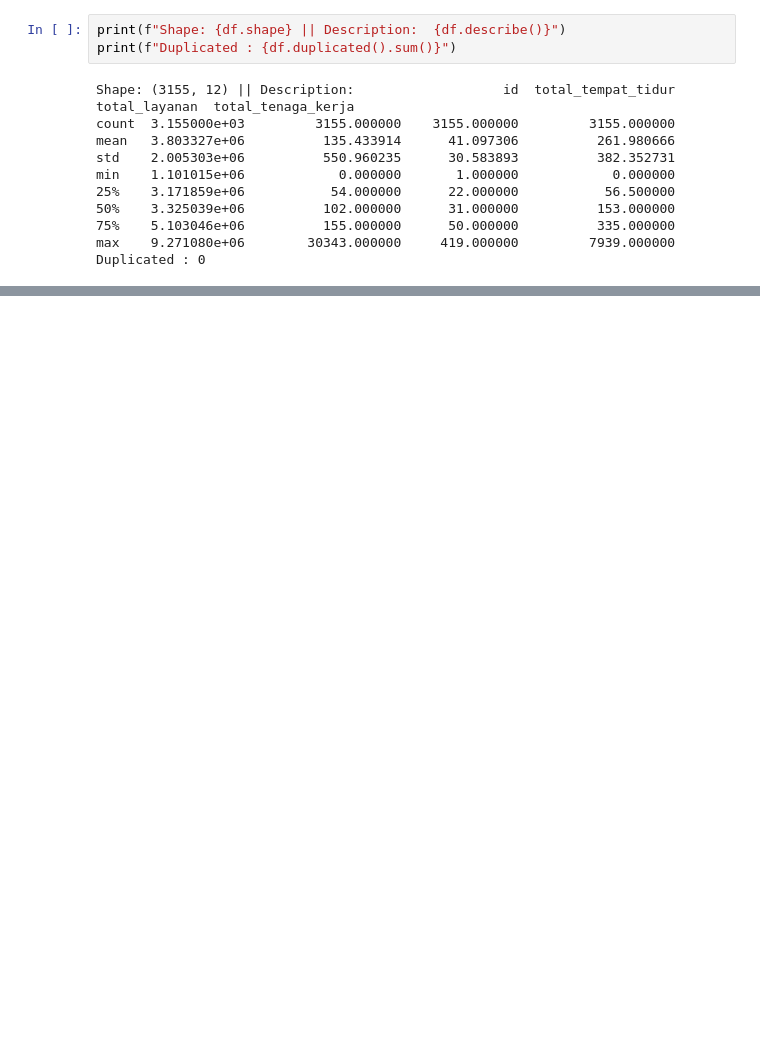
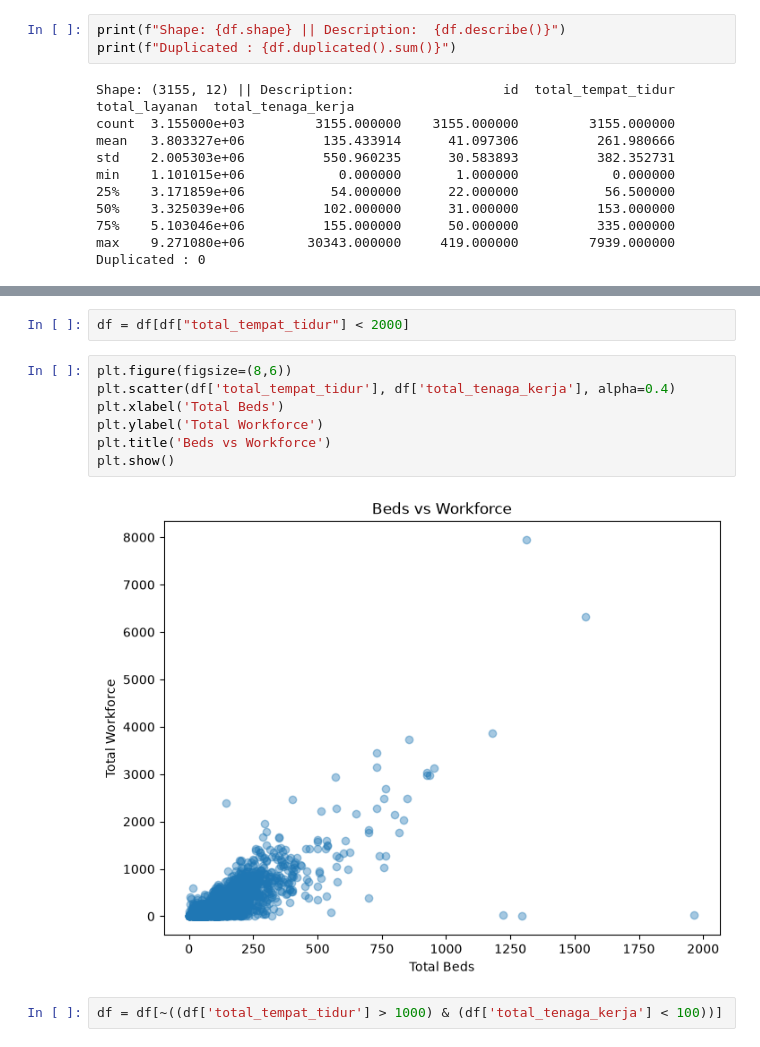
Before and after one commit to fariz-armesta/hospital-bed-forecast, a Jupyter notebook: notebooks/01_data_cleaning.ipynb, the cells around one changed output, grey strips where cells are left out. Saved outputs shown, nothing was run; the diff lists cells and outputs as text; blank space fills up the shorter version.

```diff
--- a/notebooks/01_data_cleaning.ipynb
+++ b/notebooks/01_data_cleaning.ipynb
@@ -66 +149,14 @@ Number of outliers: 205
+# %%
+df = df[df["total_tempat_tidur"] < 2000]
+# %%
+plt.figure(figsize=(8,6))
+plt.scatter(df['total_tempat_tidur'], df['total_tenaga_kerja'], alpha=0.4)
+plt.xlabel('Total Beds')
+plt.ylabel('Total Workforce')
+plt.title('Beds vs Workforce')
+plt.show()
+# %% [output]
+[figure, added]
+# %%
+df = df[~((df['total_tempat_tidur'] > 1000) & (df['total_tenaga_kerja'] < 100))]
 # %%
```
Also changed, not shown: parts of 10 cells of this notebook.
